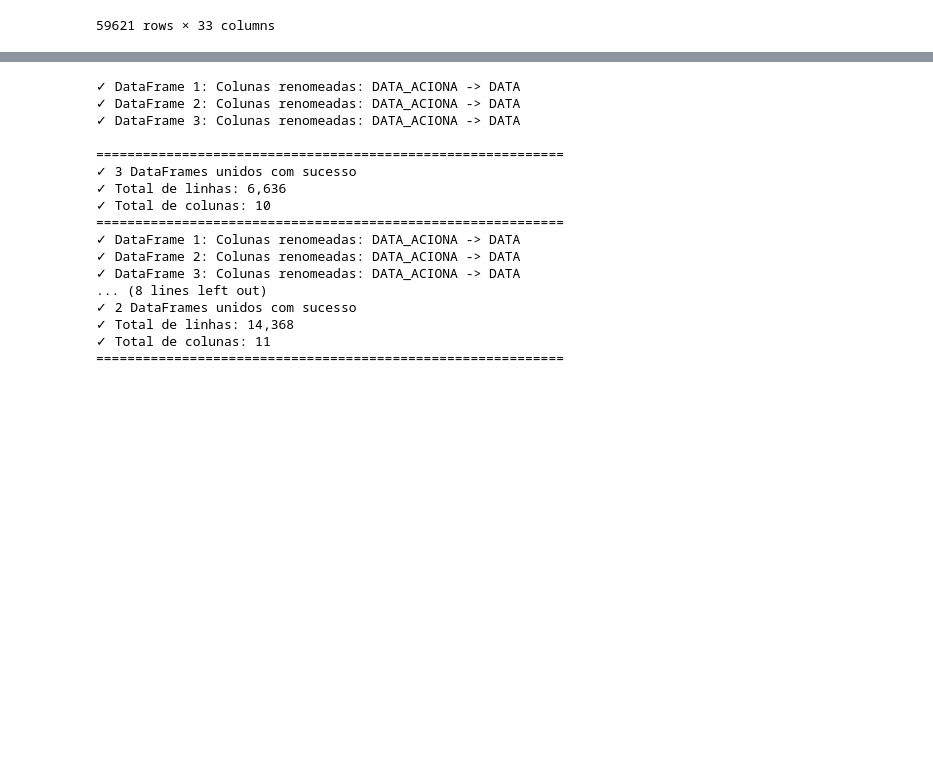
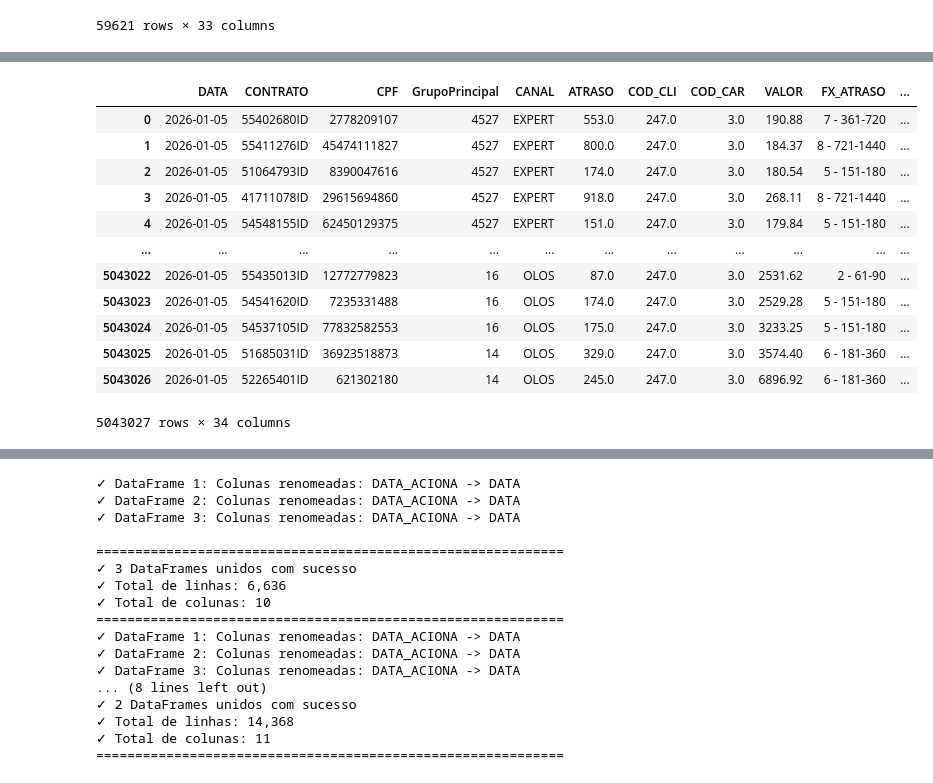
Before and after one commit to Claudiano-alves/Data-Analysis-Portfolio, a Jupyter notebook: Projects/notebooks/data_wrangling_renner.ipynb, the cells around one changed output, grey strips where cells are left out. Saved outputs shown, nothing was run; the diff lists cells and outputs as text; code cells hidden in the pictures; blank space fills up the shorter version.

```diff
--- a/Projects/notebooks/data_wrangling_renner.ipynb
+++ b/Projects/notebooks/data_wrangling_renner.ipynb
@@ -327,2 +334,30 @@ df_discagens_final
 | 3690 | 2026-01-31 | Trabalhado | 104916 | Esforço | Esforço | N/A | 0.0 | 0 | 0.0 | 5.558929e+08 | ... |
 3691 rows × 11 columns
+# %%
+from Renner.src.discagens.olos.data_processing import enriquecer_olos_com_mailing_calendario, preparar_massivos, processar_trabalhado, processar_massivos, unir_discagens_expert_olos
+
+df_olos_com_fx, _ = enriquecer_olos_com_mailing_calendario(
+    df_olos=df_discagens_olos,
+    df_mailing_hist=df_tratado,
+    df_dw_calendario=df_dw_calendario
+)
+
+df_expert_olos = unir_discagens_expert_olos(
+        df_expert=df_discagens_tratado,
+        df_olos=df_olos_com_fx
+    )
+df_expert_olos
+# %% [output]
+|  | DATA | CONTRATO | CPF | GrupoPrincipal | CANAL | ATRASO | COD_CLI | COD_CAR | VALOR | FX_ATRASO | ... |
+| 0 | 2026-01-05 | 55402680ID | 2778209107 | 4527 | EXPERT | 553.0 | 247.0 | 3.0 | 190.88 | 7 - 361-720 | ... |
+| 1 | 2026-01-05 | 55411276ID | 45474111827 | 4527 | EXPERT | 800.0 | 247.0 | 3.0 | 184.37 | 8 - 721-1440 | ... |
+| 2 | 2026-01-05 | 51064793ID | 8390047616 | 4527 | EXPERT | 174.0 | 247.0 | 3.0 | 180.54 | 5 - 151-180 | ... |
+| 3 | 2026-01-05 | 41711078ID | 29615694860 | 4527 | EXPERT | 918.0 | 247.0 | 3.0 | 268.11 | 8 - 721-1440 | ... |
+| 4 | 2026-01-05 | 54548155ID | 62450129375 | 4527 | EXPERT | 151.0 | 247.0 | 3.0 | 179.84 | 5 - 151-180 | ... |
+| ... | ... | ... | ... | ... | ... | ... | ... | ... | ... | ... | ... |
+| 5043022 | 2026-01-05 | 55435013ID | 12772779823 | 16 | OLOS | 87.0 | 247.0 | 3.0 | 2531.62 | 2 - 61-90 | ... |
+| 5043023 | 2026-01-05 | 54541620ID | 7235331488 | 16 | OLOS | 174.0 | 247.0 | 3.0 | 2529.28 | 5 - 151-180 | ... |
+| 5043024 | 2026-01-05 | 54537105ID | 77832582553 | 16 | OLOS | 175.0 | 247.0 | 3.0 | 3233.25 | 5 - 151-180 | ... |
+| 5043025 | 2026-01-05 | 51685031ID | 36923518873 | 14 | OLOS | 329.0 | 247.0 | 3.0 | 3574.40 | 6 - 181-360 | ... |
+| 5043026 | 2026-01-05 | 52265401ID | 621302180 | 14 | OLOS | 245.0 | 247.0 | 3.0 | 6896.92 | 6 - 181-360 | ... |
+5043027 rows × 34 columns
```
Also changed, not shown: parts of 13 cells of this notebook, 4 other files.
